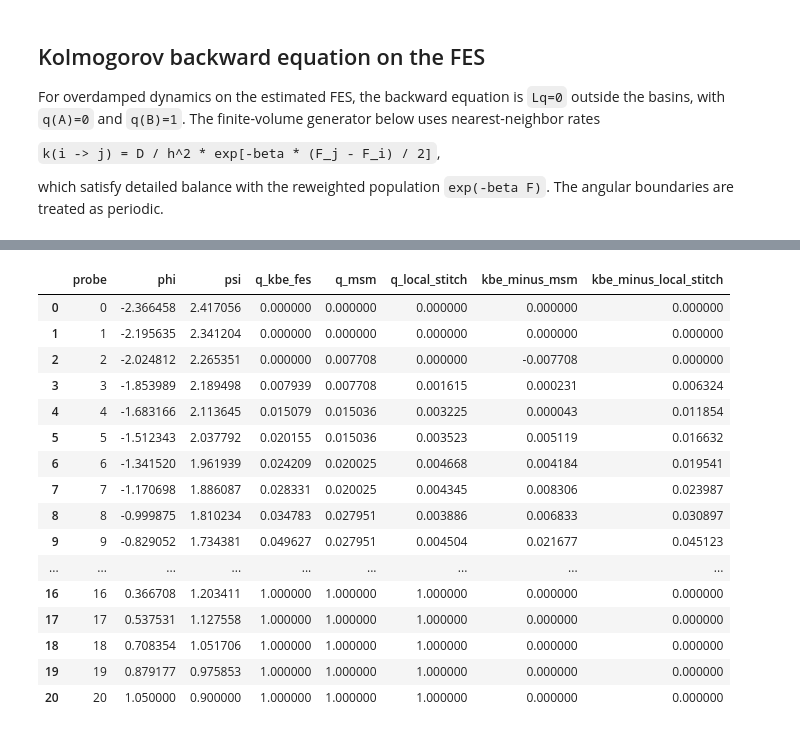
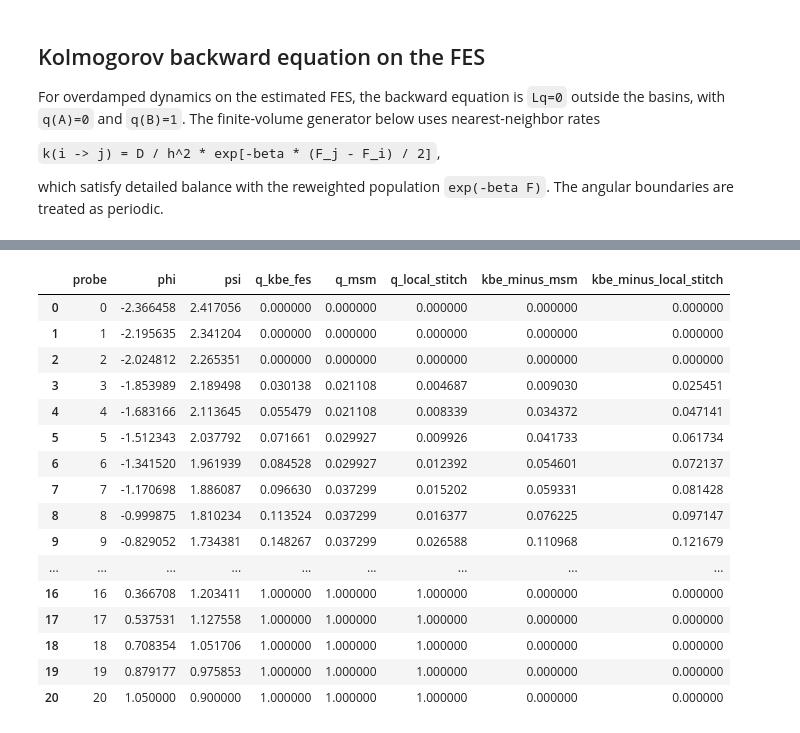
Before and after one commit to dmighty007/Trails-MD, a Jupyter notebook: examples/AlaD/fes_kbe_committor_comparison.ipynb, the cells around one changed output, grey strips where cells are left out. Saved outputs shown, nothing was run; the diff lists cells and outputs as text; code cells hidden in the pictures.

```diff
--- a/examples/AlaD/fes_kbe_committor_comparison.ipynb
+++ b/examples/AlaD/fes_kbe_committor_comparison.ipynb
@@ -248,48 +310,73 @@ def box_center(box: tuple[tuple[float, float], tuple[float, float]]) -> np.ndarr
     return np.array([0.5 * (box[0][0] + box[0][1]), 0.5 * (box[1][0] + box[1][1])], dtype=float)
 
 
 def make_probe_points(source_center: np.ndarray, target_center: np.ndarray, count: int) -> np.ndarray:
     t = np.linspace(0.0, 1.0, int(count))
     return (1.0 - t)[:, None] * source_center[None, :] + t[:, None] * target_center[None, :]
 
 
 def nearest_grid_values(xs: np.ndarray, ys: np.ndarray, values: np.ndarray, probes: np.ndarray) -> np.ndarray:
     out = np.zeros(len(probes), dtype=float)
     for idx, point in enumerate(probes):
         i = int(np.argmin(np.abs(xs - point[0])))
         j = int(np.argmin(np.abs(ys - point[1])))
         out[idx] = values[i, j]
     return out
 
 
-msm_final = msm_report['rows'][-1]
-stitch_final = stitch_report['rows'][-1]
-probe_count = len(msm_final['probe_q'])
-probes = make_probe_points(SOURCE_CENTER, box_center(ALPHAL_BOX), probe_count)
+target_mask = lambda pts: box_mask(pts, ALPHAL_BOX)
+probes = make_probe_points(SOURCE_CENTER, box_center(ALPHAL_BOX), PROBE_COUNT)
+
+msm_final, msm_latest = fit_and_solve(
+    segments,
+    SOURCE_CENTER,
+    probes,
+    SOURCE_HALF_WIDTH,
+    LAGTIME,
+    N_MICROSTATES,
+    TARGET,
+    ALPHAL_BOX,
+    target_mask,
+)
+stitch_final, stitch_latest = fit_and_solve_local_stitch(
+    segments,
+    SOURCE_CENTER,
+    probes,
+    SOURCE_HALF_WIDTH,
+    LOCAL_GRID_SIZE,
+    TARGET,
+    ALPHAL_BOX,
+    target_mask,
+)
+
+if msm_final['status'] != 'ok':
+    print('MSM status:', msm_final['status'])
+if stitch_final['status'] != 'ok':
+    print('local stitch status:', stitch_final['status'])
 
 comparison = pd.DataFrame({
-    'probe': np.arange(probe_count),
+    'probe': np.arange(PROBE_COUNT),
     'phi': probes[:, 0],
     'psi': probes[:, 1],
     'q_kbe_fes': nearest_grid_values(xs, ys, q_kbe, probes),
-    'q_msm': np.asarray(msm_final['probe_q'], dtype=float),
-    'q_local_stitch': np.asarray(stitch_final['probe_q'], dtype=float),
+    'q_msm': np.asarray(msm_final.get('probe_q', [np.nan] * PROBE_COUNT), dtype=float),
+    'q_local_stitch': np.asarray(stitch_final.get('probe_q', [np.nan] * PROBE_COUNT), dtype=float),
 })
 comparison['kbe_minus_msm'] = comparison['q_kbe_fes'] - comparison['q_msm']
 comparison['kbe_minus_local_stitch'] = comparison['q_kbe_fes'] - comparison['q_local_stitch']
 comparison
 # %% [output]
 |  | probe | phi | psi | q_kbe_fes | q_msm | q_local_stitch | kbe_minus_msm | kbe_minus_local_stitch |
 | 0 | 0 | -2.366458 | 2.417056 | 0.000000 | 0.000000 | 0.000000 | 0.000000 | 0.000000 |
 | 1 | 1 | -2.195635 | 2.341204 | 0.000000 | 0.000000 | 0.000000 | 0.000000 | 0.000000 |
-| 2 | 2 | -2.024812 | 2.265351 | 0.000000 | 0.007708 | 0.000000 | -0.007708 | 0.000000 |
-| 3 | 3 | -1.853989 | 2.189498 | 0.007939 | 0.007708 | 0.001615 | 0.000231 | 0.006324 |
-| 4 | 4 | -1.683166 | 2.113645 | 0.015079 | 0.015036 | 0.003225 | 0.000043 | 0.011854 |
-| 5 | 5 | -1.512343 | 2.037792 | 0.020155 | 0.015036 | 0.003523 | 0.005119 | 0.016632 |
-| 6 | 6 | -1.341520 | 1.961939 | 0.024209 | 0.020025 | 0.004668 | 0.004184 | 0.019541 |
-| 7 | 7 | -1.170698 | 1.886087 | 0.028331 | 0.020025 | 0.004345 | 0.008306 | 0.023987 |
-| 8 | 8 | -0.999875 | 1.810234 | 0.034783 | 0.027951 | 0.003886 | 0.006833 | 0.030897 |
-| 9 | 9 | -0.829052 | 1.734381 | 0.049627 | 0.027951 | 0.004504 | 0.021677 | 0.045123 |
+| 2 | 2 | -2.024812 | 2.265351 | 0.000000 | 0.000000 | 0.000000 | 0.000000 | 0.000000 |
+| 3 | 3 | -1.853989 | 2.189498 | 0.030138 | 0.021108 | 0.004687 | 0.009030 | 0.025451 |
+| 4 | 4 | -1.683166 | 2.113645 | 0.055479 | 0.021108 | 0.008339 | 0.034372 | 0.047141 |
+| 5 | 5 | -1.512343 | 2.037792 | 0.071661 | 0.029927 | 0.009926 | 0.041733 | 0.061734 |
+| 6 | 6 | -1.341520 | 1.961939 | 0.084528 | 0.029927 | 0.012392 | 0.054601 | 0.072137 |
+| 7 | 7 | -1.170698 | 1.886087 | 0.096630 | 0.037299 | 0.015202 | 0.059331 | 0.081428 |
+| 8 | 8 | -0.999875 | 1.810234 | 0.113524 | 0.037299 | 0.016377 | 0.076225 | 0.097147 |
+| 9 | 9 | -0.829052 | 1.734381 | 0.148267 | 0.037299 | 0.026588 | 0.110968 | 0.121679 |
 | ... | ... | ... | ... | ... | ... | ... | ... | ... |
 | 16 | 16 | 0.366708 | 1.203411 | 1.000000 | 1.000000 | 1.000000 | 0.000000 | 0.000000 |
 | 17 | 17 | 0.537531 | 1.127558 | 1.000000 | 1.000000 | 1.000000 | 0.000000 | 0.000000 |
```
Also changed, not shown: parts of 12 cells of this notebook, 17 other files.
